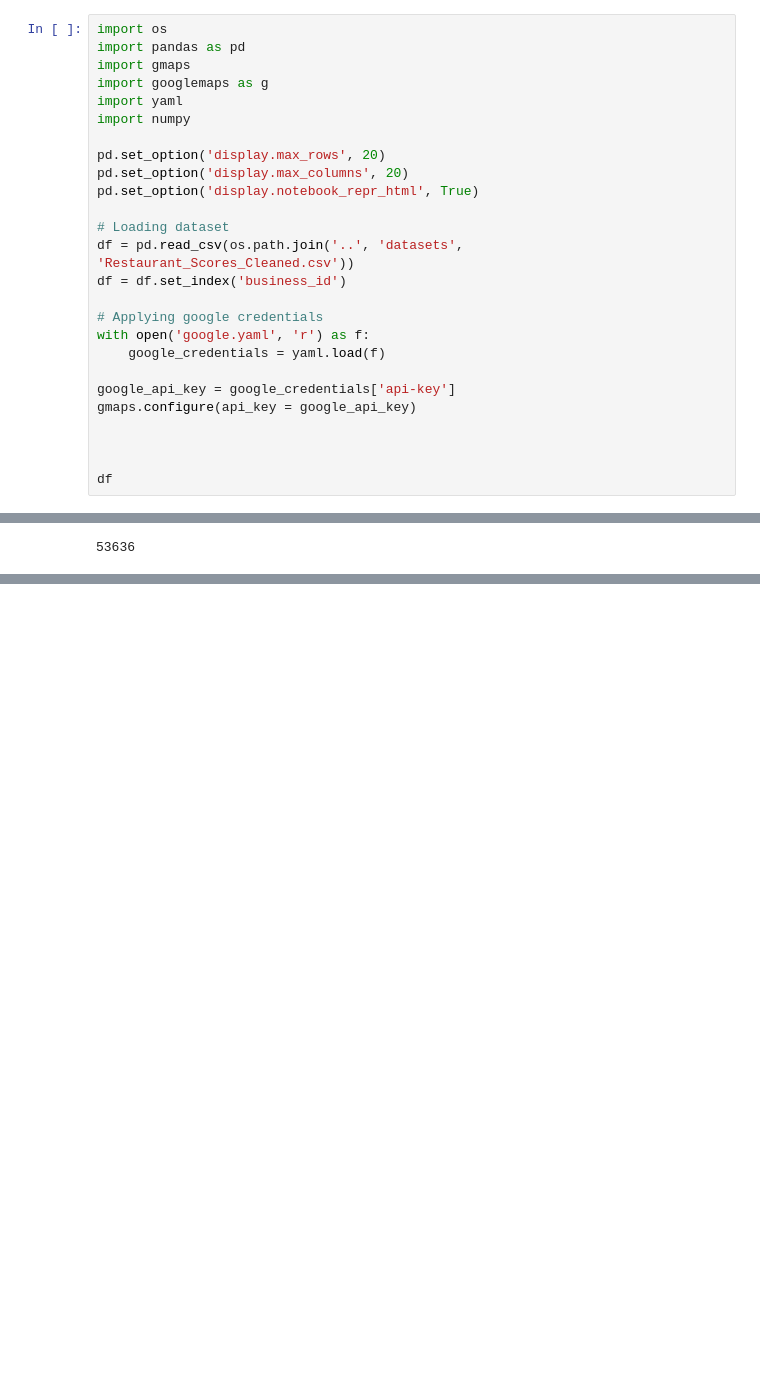
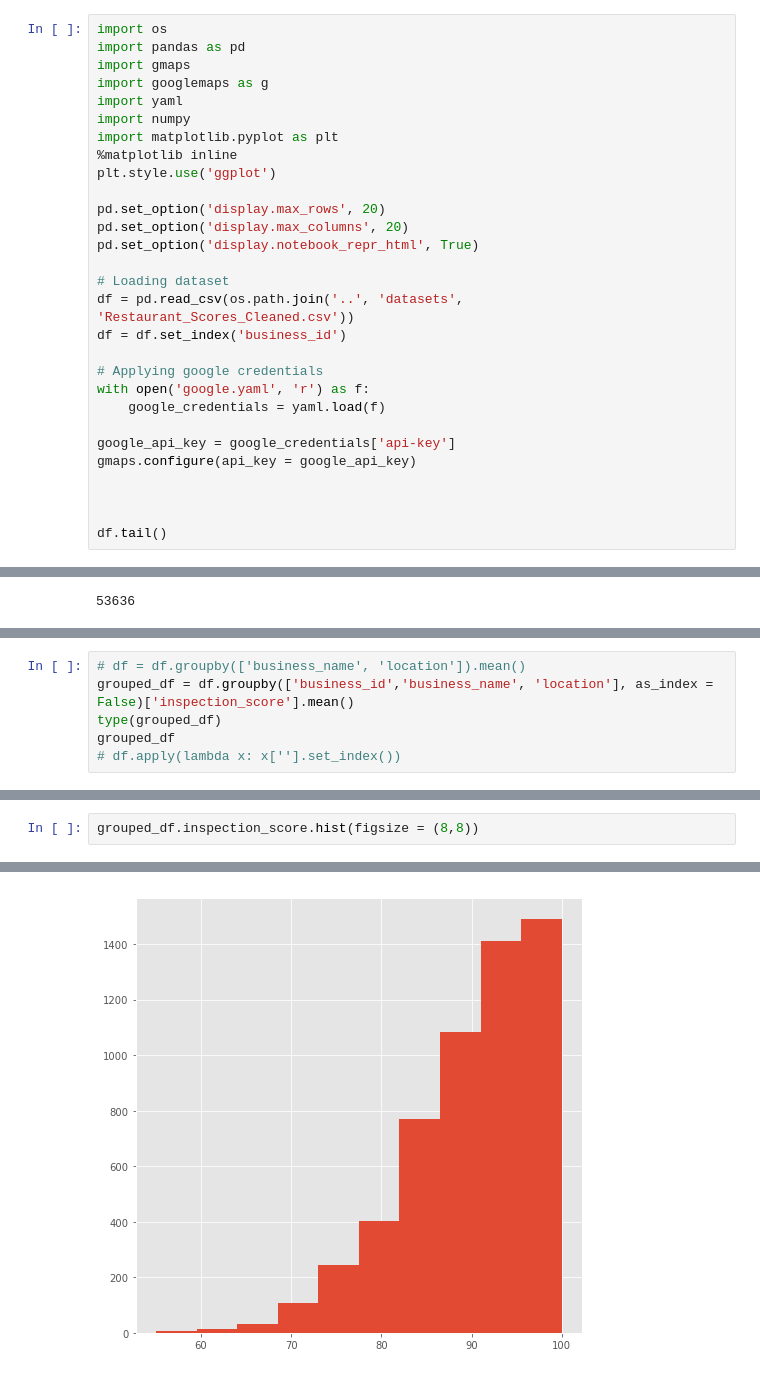
Before and after one commit to manulohiya/checkin-predictor, a Jupyter notebook: notebooks/checkin-predictor-datacollection.ipynb, the cells around one changed output, grey strips where cells are left out. Drawn from its saved outputs; the diff is of its cells as text; blank space fills up the shorter version.

```diff
--- a/notebooks/checkin-predictor-datacollection.ipynb
+++ b/notebooks/checkin-predictor-datacollection.ipynb
@@ -5,6 +5,9 @@ import gmaps
 import googlemaps as g
 import yaml
 import numpy
+import matplotlib.pyplot as plt
+%matplotlib inline
+plt.style.use('ggplot')
 
 pd.set_option('display.max_rows', 20)
 pd.set_option('display.max_columns', 20)
@@ -23,5 +26,5 @@ gmaps.configure(api_key = google_api_key)
 
 
 
-df
+df.tail()
 # %% [output]
@@ -62,0 +90,6 @@ len(df)
+# %%
+# df = df.groupby(['business_name', 'location']).mean()
+grouped_df = df.groupby(['business_id','business_name', 'location'], as_index = False)['inspection_score'].mean()
+type(grouped_df)
+grouped_df
+# df.apply(lambda x: x[''].set_index())
@@ -144,0 +146,3 @@ color = df.risk_category.map({'High Risk': 'red', 'Moderate Risk': 'orange', 'Lo
+# %%
+grouped_df.inspection_score.hist(figsize = (8,8))
+# %% [output]
@@ -144,0 +150 @@ color = df.risk_category.map({'High Risk': 'red', 'Moderate Risk': 'orange', 'Lo
+[figure, added]
```
Also changed, not shown: parts of 22 cells of this notebook.
